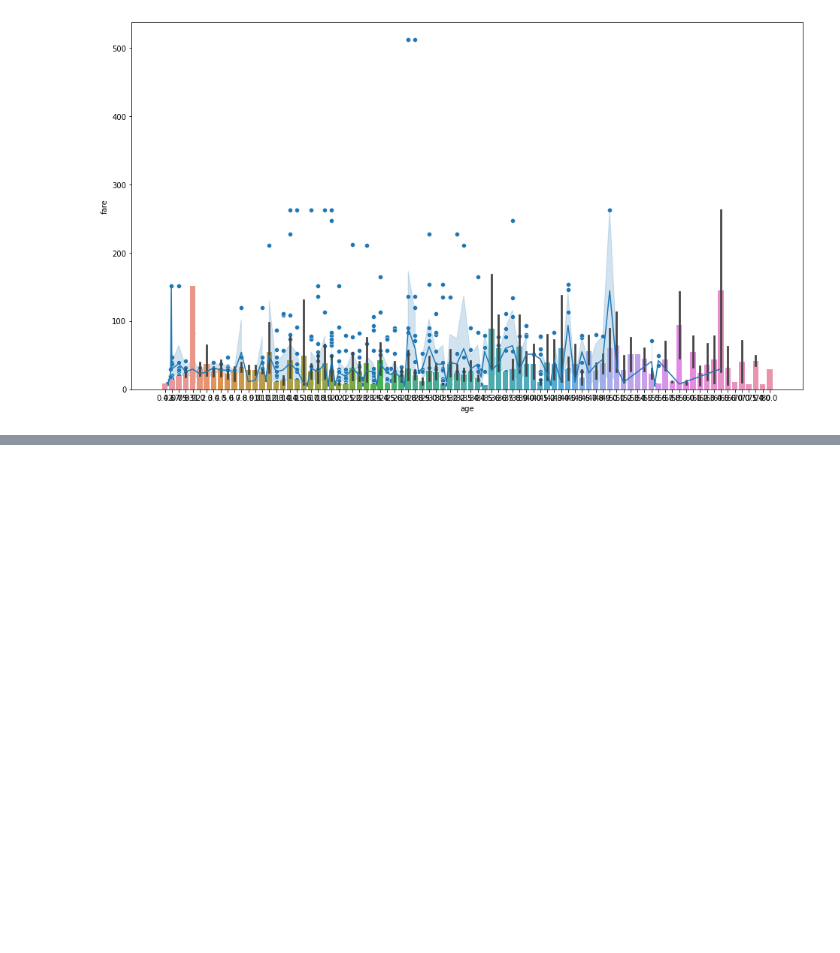
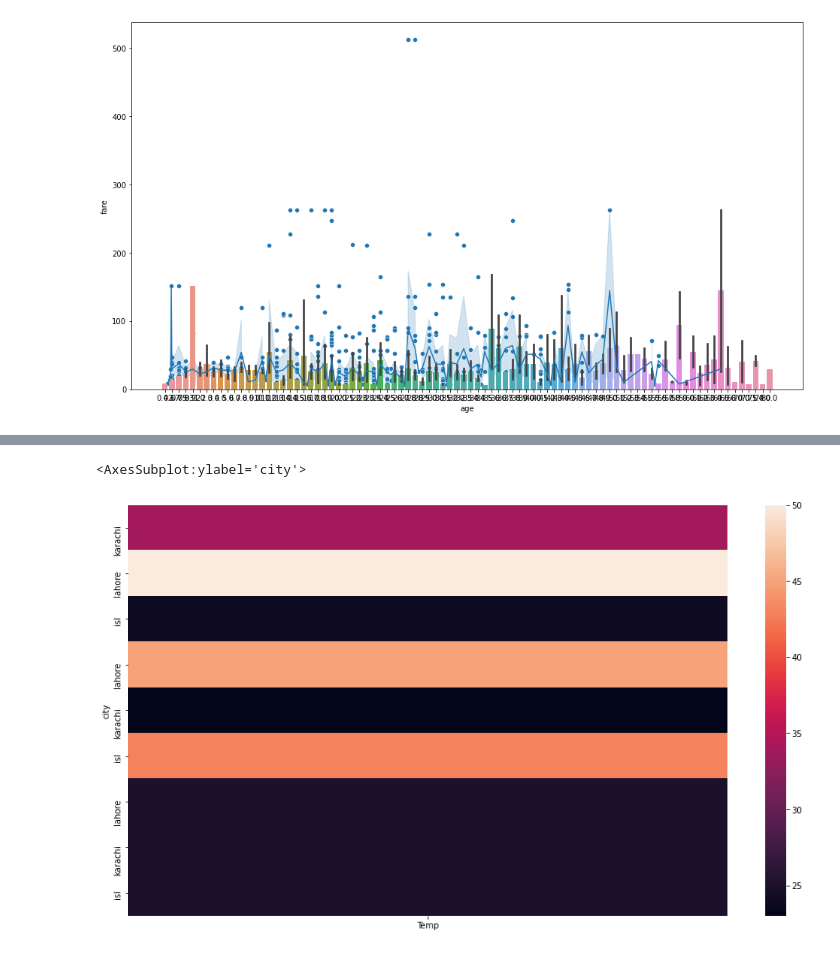
Before and after one commit to MalikHUR639/seaborn_exercise, a Jupyter notebook: Seaborn.ipynb, the cells around one changed output, grey strips where cells are left out. Drawn from its saved outputs; the diff is of its cells as text; code cells hidden in the pictures; blank space fills up the shorter version.

```diff
--- a/Seaborn.ipynb
+++ b/Seaborn.ipynb
@@ -172,0 +193,3 @@ sns.scatterplot(x=titanic.age,y=titanic.fare,data=titanic)
+# %%
+df = df.drop(columns=["Date","Events","Wspeed"],axis=1).set_index("city")
+df
@@ -172,0 +208,6 @@ sns.scatterplot(x=titanic.age,y=titanic.fare,data=titanic)
+# %%
+plt.figure(figsize=(16,9))
+sns.heatmap(df)
+# %% [output]
+<AxesSubplot:ylabel='city'>
+[figure, added]
```
Also changed, not shown: parts of 19 cells of this notebook.
